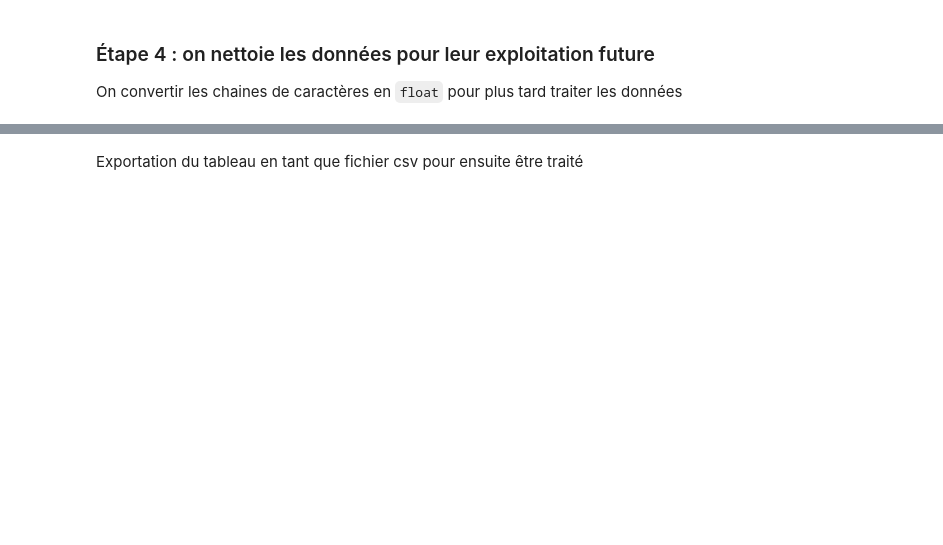
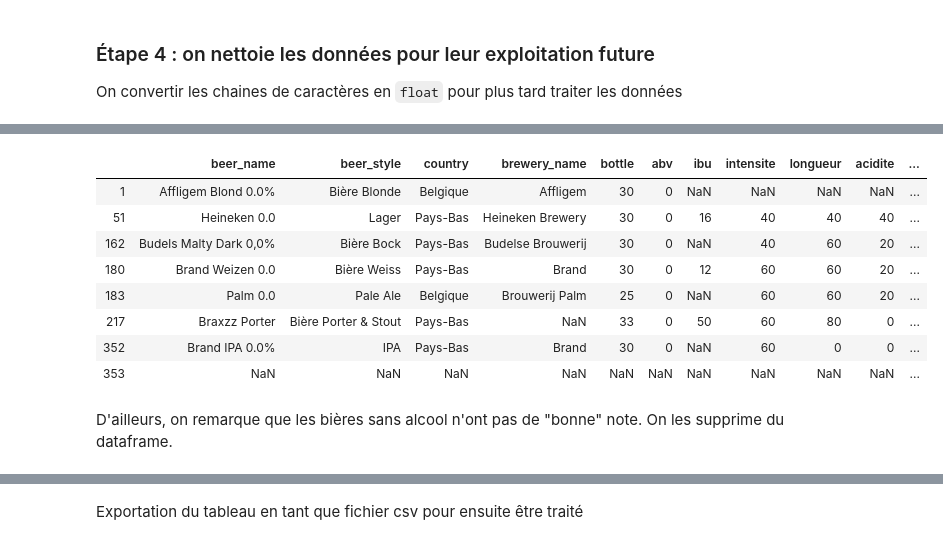
Before and after one commit to rhomain-rangeay/Projet-Python-pour-le-Data-Scientist, a Jupyter notebook: Enrichissement des bases de données.ipynb, the cells around one changed output, grey strips where cells are left out. Drawn from its saved outputs; the diff is of its cells as text; code cells hidden in the pictures; blank space fills up the shorter version.

```diff
--- a/Enrichissement des bases de données.ipynb
+++ b/Enrichissement des bases de données.ipynb
@@ -157,26 +133,3 @@ df_beers
 ### Étape 4 : on nettoie les données pour leur exploitation future
 
 On convertir les chaines de caractères en `float` pour plus tard traiter les données
-# %%
-for i in range(len(df_beers)):
-
-    if type(df_beers['bottle'][i]) != float:
-        df_beers['bottle'][i] = float(df_beers['bottle'][i].replace(' cl',''))
-
-    if type(df_beers['abv'][i]) != float:
-        df_beers['abv'][i] = float(df_beers['abv'][i].replace('%','').replace(',','.'))
-
-    if df_beers['ibu'][i] == '-':
-        df_beers['ibu'][i] = float('nan')
-    elif type(df_beers['ibu'][i]) == str and len(df_beers['ibu'][i]) > 6:
-        df_beers['ibu'][i] = float('nan')
-    else:
-        df_beers['ibu'][i] = float(df_beers['ibu'][i])
-
-    if type(df_beers['note'][i]) != float:
-        df_beers['note'][i] = float(df_beers['note'][i].replace('(','').replace(')','').replace(',','.'))
-
-    if type(df_beers['price'][i]) != float:
-        df_beers['price'][i] = float(df_beers['price'][i].replace('€ ','').replace(',','.'))
-
-df_beers
@@ -196,0 +178,15 @@ df_beers
+# %%
+bieres_sans_alcool = df_beers[df_beers['abv'].isin([0,np.nan])]
+bieres_sans_alcool.head(8)
+# %% [output]
+|  | beer_name | beer_style | country | brewery_name | bottle | abv | ibu | intensite | longueur | acidite | ... |
+| 1 | Affligem Blond 0.0% | Bière Blonde | Belgique | Affligem | 30 | 0 | NaN | NaN | NaN | NaN | ... |
+| 51 | Heineken 0.0 | Lager | Pays-Bas | Heineken Brewery | 30 | 0 | 16 | 40 | 40 | 40 | ... |
+| 162 | Budels Malty Dark 0,0% | Bière Bock | Pays-Bas | Budelse Brouwerij | 30 | 0 | NaN | 40 | 60 | 20 | ... |
+| 180 | Brand Weizen 0.0 | Bière Weiss | Pays-Bas | Brand | 30 | 0 | 12 | 60 | 60 | 20 | ... |
+| 183 | Palm 0.0 | Pale Ale | Belgique | Brouwerij Palm | 25 | 0 | NaN | 60 | 60 | 20 | ... |
+| 217 | Braxzz Porter | Bière Porter & Stout | Pays-Bas | NaN | 33 | 0 | 50 | 60 | 80 | 0 | ... |
+| 352 | Brand IPA 0.0% | IPA | Pays-Bas | Brand | 30 | 0 | NaN | 60 | 0 | 0 | ... |
+| 353 | NaN | NaN | NaN | NaN | NaN | NaN | NaN | NaN | NaN | NaN | ... |
+# %% [markdown]
+D'ailleurs, on remarque que les bières sans alcool n'ont pas de "bonne" note. On les supprime du dataframe.
```
Also changed, not shown: parts of 17 cells of this notebook, 1 other file.
